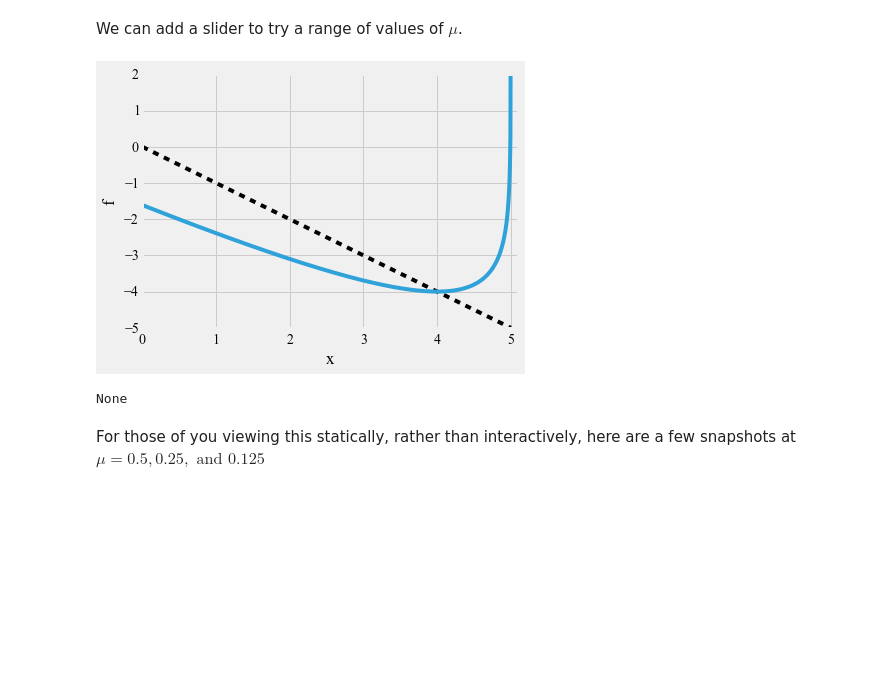
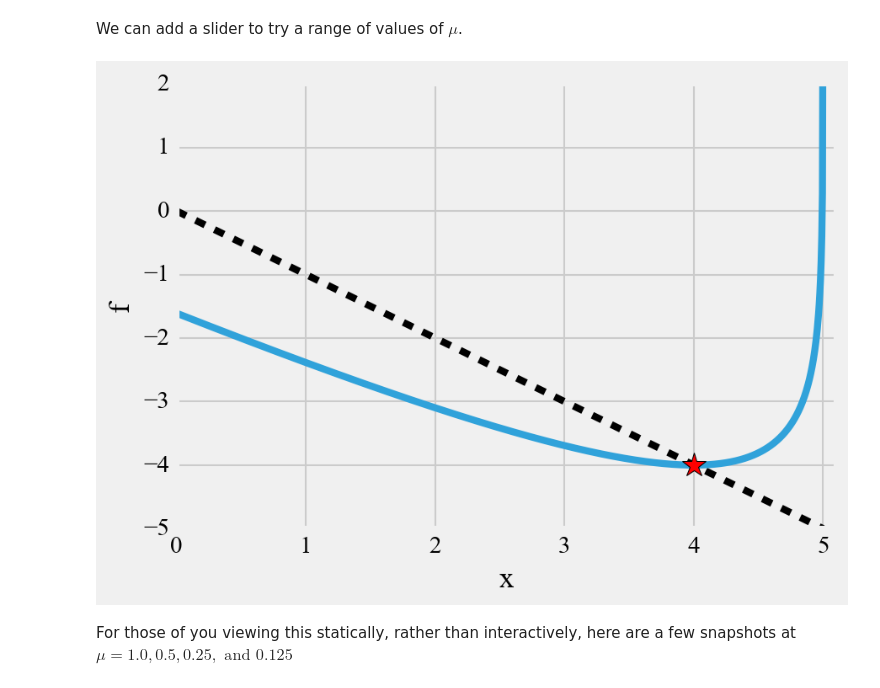
Before and after one commit to byuflowlab/MDOnotebooks, a Jupyter notebook: InteriorPoint.ipynb, the cells around one changed output. Saved outputs shown, nothing was run; the diff lists cells and outputs as text; code cells hidden in the pictures; blank space fills up the shorter version.

```diff
--- a/InteriorPoint.ipynb
+++ b/InteriorPoint.ipynb
@@ -71,19 +99,20 @@ We can add a slider to try a range of values of $\mu$.
 # %%
 @interact(mu=(0.1, 2.0, 0.1))
 def barrier(mu):
     f = -x - mu*np.log(5 - x)
     plt.plot(x, -x, 'k--')
     plt.plot(x, f)
     plt.xlim([0, 5.1])
     plt.ylim([-5, 2])
     plt.xlabel('x')
     plt.ylabel('f')
+    idx = np.argmin(f)
+    plt.plot(x[idx], f[idx], 'r*', ms=14)
     plt.show()
 # %% [output]
-[figure, old version]
+[figure, new version]
-None
 # %% [markdown]
-For those of you viewing this statically, rather than interactively, here are a few snapshots at $\mu = 0.5, 0.25, \text{ and } 0.125$
+For those of you viewing this statically, rather than interactively, here are a few snapshots at $\mu = 1.0, 0.5, 0.25, \text{ and } 0.125$
 # %%
 plt.figure()
 plt.plot(x, -x, 'k--')
```
Also changed, not shown: parts of 5 cells of this notebook.
